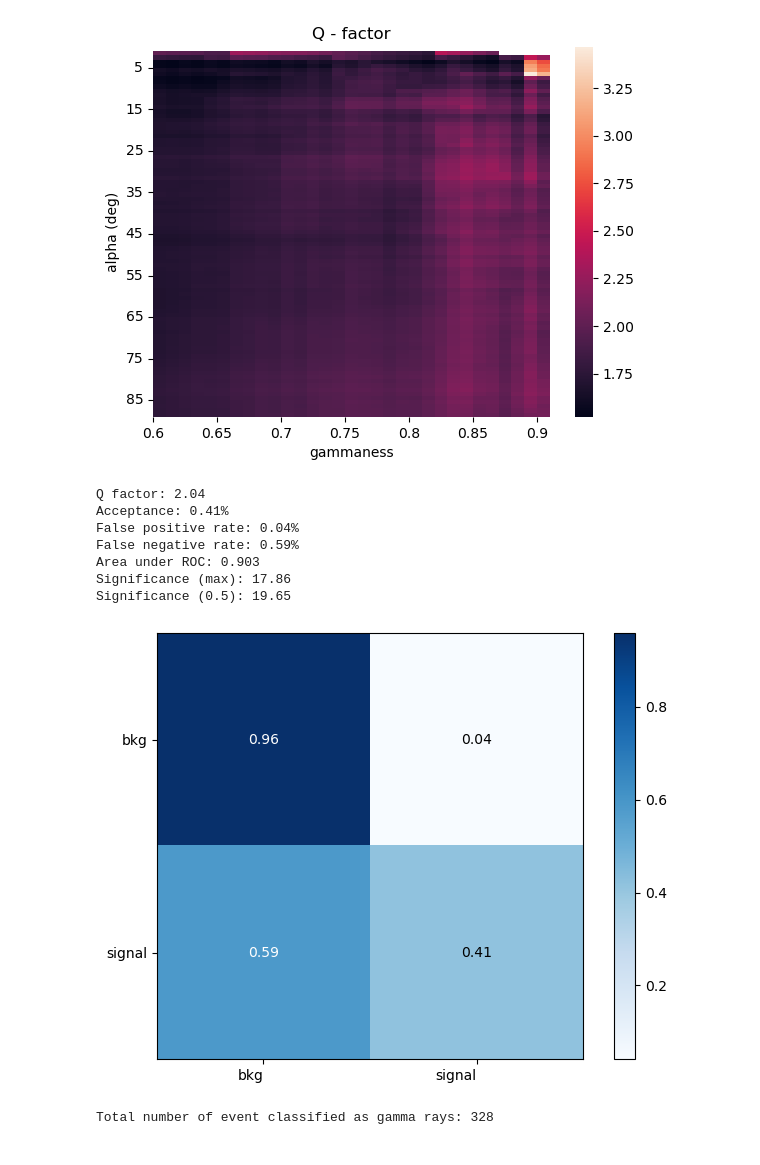
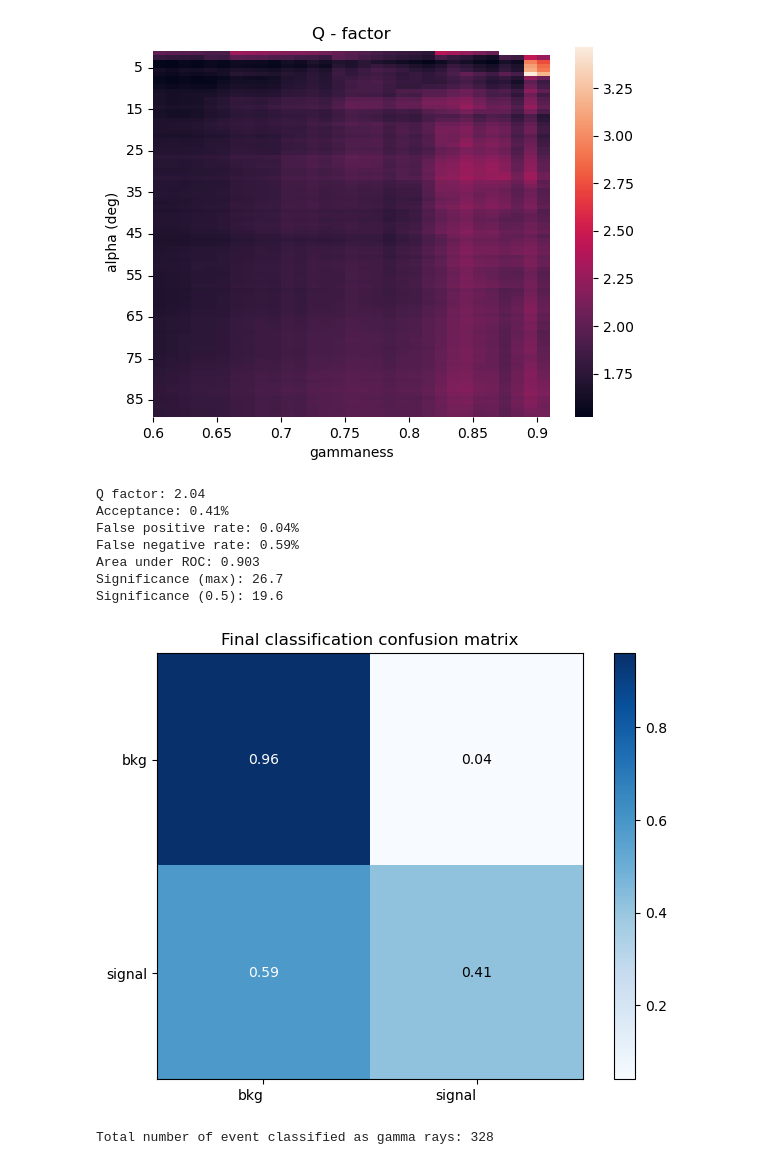
Before and after one commit to LauraRavagnani/LCP_projects_Y6, a Jupyter notebook: Project.ipynb, the cells around one changed output. Saved outputs shown, nothing was run; the diff lists cells and outputs as text; code cells hidden in the pictures.

```diff
--- a/Project.ipynb
+++ b/Project.ipynb
@@ -622,0 +596,4 @@ Frequencies in training set:
+# %%
+# first merging train and validation sets to enable cross validation
+X_train_cv = pd.concat([X_train_no_alpha, X_val_no_alpha])
+Y_train_cv = pd.concat([Y_train, Y_val])
@@ -764,0 +827,24 @@ plt.show()
+# %%
+def grid_search_crossval(model, par, Xtrain, Ytrain):
+    rocauc = 0
+    for lr in par['learning_rate_init']:
+        for hidden_l in par['hidden_layer_sizes']:
+            model.set_params(hidden_layer_sizes=hidden_l, learning_rate_init = lr)
+            roc_auc = cross_val_score(model, Xtrain, Ytrain, scoring='roc_auc').mean()
+            print('architecture:', lr, hidden_l)
+
+            if roc_auc > rocauc:
+                best_auc = [hidden_l, lr ]
+                rocauc = roc_auc
+
+    return best_auc, rocauc
+# %%
+# grid search on area under roc for best architecture
+parameters = {'hidden_layer_sizes': [(32,), (64,), (32,16), (64,32), (64,32,16)],
+              'learning_rate_init': [0.2,0.02,0.002]}
+
+NN_model = MLPClassifier(activation='relu', learning_rate = 'adaptive', alpha=0.05, max_iter=600)
+
+print('NN grid search with cross validation \n------------------------')
+best_arch_auc, nn_auc = grid_search_crossval(NN_model, parameters, X_train_cv, Y_train_cv)
+print('-----------------------')
@@ -1284,45 +1256,50 @@ print(f'Area under ROC: {skm.roc_auc_score(Y_final, final_prob[:,1]):.3f}')
 fpr_final, tpr_final, _ = skm.roc_curve(Y_final, final_prob[:,1])
 loacc_final = loacc(tpr_final, fpr_final)
 hiacc_final = hiacc(tpr_final, fpr_final)
-egamma_final = cm_final[1][1]
-ehadron_final = cm_final[0][1]
+egamma_final = tpr_final
+ehadron_final = fpr_final
 
 S_max_final = freq_final[1]*egamma_final
 B_max_final = freq_final[0]*ehadron_final
+den_max_final = np.sqrt(2*B_max_final+S_max_final)
+S_max_final = S_max_final[den_max_final!=0]
+den_max_final = den_max_final[den_max_final!=0]
+sigma_max_final = np.max(S_max_final/den_max_final)
+
 S_half_final = freq_final[1]*0.5
 B_half_final = freq_final[0]*fpr_final[np.argmin(np.abs(tpr_final-0.5))]
-sigma_max_final = S_max_final/np.sqrt(2*B_max_final+S_max_final)
 sigma_half_final = S_half_final/np.sqrt(2*B_half_final+S_half_final)
-print(f'Significance (max): {sigma_max_final:.2f}')
-print(f'Significance (0.5): {sigma_half_final:.2f}')
+print(f'Significance (max): {sigma_max_final:.1f}')
+print(f'Significance (0.5): {sigma_half_final:.1f}')
 
 fig = plt.figure()
 
 im_final = plt.imshow(cm_final, cmap='Blues', interpolation='nearest')
 plt.xticks([0,1], ['bkg', 'signal'],ha="right",rotation=0)
 plt.yticks([0,1], ['bkg', 'signal'],ha="right",rotation=0)
 
 fmt = '.2f'
 
 thresh = cm_final.max() / 2.
 for i in range(cm_final.shape[0]):
     for j in range(cm_final.shape[1]):
         plt.text(j, i, format(cm_final[i, j], fmt),
         ha="center", va="center",
         color="white" if cm_final[i, j] > thresh else "black")
 
 fig.tight_layout()
 fig.colorbar(im_final, location = 'right')
+plt.title('Final classification confusion matrix')
 plt.show()
 # %% [output]
 Q factor: 2.04
 Acceptance: 0.41%
 False positive rate: 0.04%
 False negative rate: 0.59%
 Area under ROC: 0.903
-Significance (max): 17.86
-Significance (0.5): 19.65
+Significance (max): 26.7
+Significance (0.5): 19.6
-[figure, old version]
+[figure, new version]
 # %%
 # computing total number of events classified as gamma
 n_gamma = cm_finall[0][1]+cm_finall[1][1]
```
Also changed, not shown: parts of 67 cells of this notebook.
